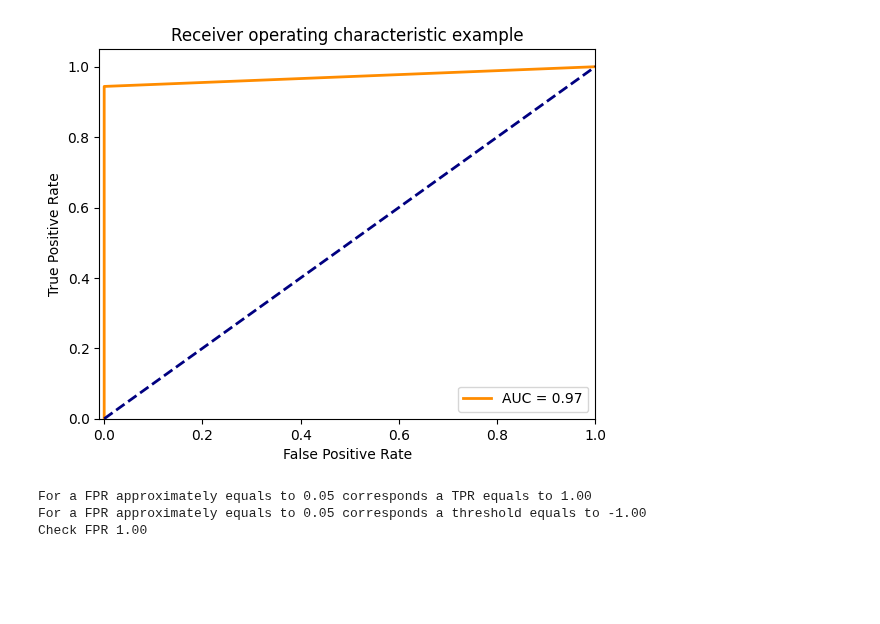
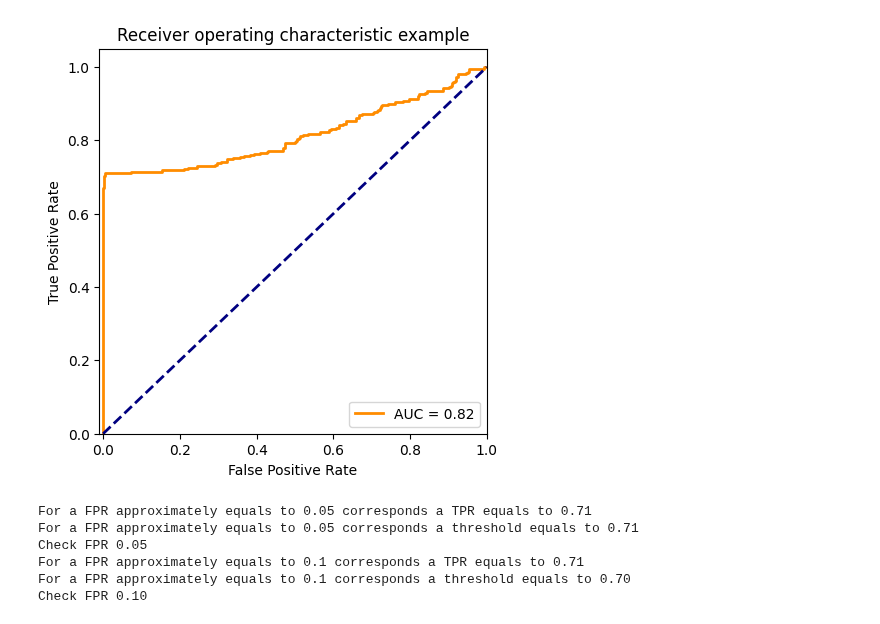
Before and after one commit to Bordi00/multimedia-data-security, a Jupyter notebook: ROC.ipynb, the cells around one changed output. Cells and saved outputs as stored; diff of their text form; code cells hidden in the pictures; blank space fills up the shorter version.

```diff
--- a/ROC.ipynb
+++ b/ROC.ipynb
@@ -105,11 +117,12 @@ def random_attack(img):
 
   return attacked
 # %%
-def create_perceptual_mask(subband):
-
-    mask = np.ones(subband.shape)
-    mask += compute_brightness_sensitivity(subband) * compute_edge_sensitivity(subband) * compute_texture_sensitivity(subband)
-
+def create_perceptual_mask(image):
+    sobel_x = cv2.Sobel(image, cv2.CV_64F, 1, 0, ksize=3)
+    sobel_y = cv2.Sobel(image, cv2.CV_64F, 0, 1, ksize=3)
+    edges = cv2.magnitude(sobel_x, sobel_y)
+    mask = cv2.normalize(edges, None, 0, 1, cv2.NORM_MINMAX)
+    mask = cv2.GaussianBlur(mask, (5, 5), 0)
     return mask
 
 def compute_brightness_sensitivity(subband):
@@ -252,43 +265,40 @@ def detect_wm(image, watermarked, alpha, max_layer=2, v='multiplicative'):
         extracted_wms.append(extract_watermark(LH2_or, LH2_w, 2, 0, alpha=alpha, v=v))
         extracted_wms.append(extract_watermark(HL2_or, HL2_w, 2, 2, alpha=alpha, v=v))
         extracted_wms.append(extract_watermark(HH2_or, HH2_w, 2, 1, alpha=alpha, v=v))
-        w_ex.append(sum(extracted_wms) / len(extracted_wms))
+        w_ex.append(sum(extracted_wms) / 3)
 
+    #extracted_wms = []
     if max_layer >= 1:
         extracted_wms.append(extract_watermark(LH1_or, LH1_w, 1, 0, alpha=alpha, v=v))
         extracted_wms.append(extract_watermark(HL1_or, HL1_w, 1, 2, alpha=alpha, v=v))
         extracted_wms.append(extract_watermark(HH1_or, HH1_w, 1, 1, alpha=alpha, v=v))
-        w_ex.append(sum(extracted_wms) / len(extracted_wms))
+        w_ex.append(sum(extracted_wms) / 3)
 
-
+    #extracted_wms = []
     extracted_wms.append(extract_watermark(LH0_or, LH0_w, 0, 0, alpha=alpha, v=v))
     extracted_wms.append(extract_watermark(HL0_or, HL0_w, 0, 2, alpha=alpha, v=v))
     extracted_wms.append(extract_watermark(HH0_or, HH0_w, 0, 1, alpha=alpha, v=v))
-    w_ex.append(sum(extracted_wms) / len(extracted_wms))
+    w_ex.append(sum(extracted_wms) / 3)
 
 
     return w_ex
-    # return sum(w_ex) / len(w_ex)
+    # return np.clip((sum(w_ex) / len(w_ex)), 0, 1)
 
 def detection(original, watermarked, attacked, alpha, max_layer):
     ex_mark = detect_wm(original, watermarked, alpha, max_layer=max_layer)
     ex_attacked = detect_wm(original, attacked, alpha, max_layer=max_layer)
-    thr = 0.7045
     sim = []
-
     for w in ex_attacked:
         sim.append(similarity(ex_mark[0], w))
 
-    max_sim = max(sim)
-    i = sim.index(max_sim)
-
-    return ex_attacked[i]
+    sim = max(sim)
+    return wpsnr(watermarked, attacked), sim
 # %%
 imgs = [cv2.imread(os.path.join('./sample_imgs', img), 0) for img in os.listdir('./sample_imgs')]
 mark = np.load('ammhackati.npy')
 wm_imgs = []
-alpha = 0.8
-max_layer = 1
+alpha = 2
+max_layer = 2
 mark_size = len(mark)
 labels = []
 scores = []
@@ -298,7 +308,7 @@ while sample<500:
   im = imgs[np.random.randint(0, 100)]
   watermarked = embedding(im, mark, alpha, max_layer)
   #fakemark is the watermark for H0
-  fakemark = np.random.randint(0, 1, mark_size)
+  fakemark = np.random.choice([0, 1], 1024)
   #random attack to watermarked image
   res_att = random_attack(watermarked)
   #extract attacked watermark
@@ -371,32 +366,40 @@ Score: -1.0
 # %%
 import numpy as np
 import matplotlib.pyplot as plt
 
 from sklearn.metrics import roc_curve, auc
 
 #compute ROC
 fpr, tpr, tau = roc_curve(np.asarray(labels), np.asarray(scores), drop_intermediate=False)
 #compute AUC
 roc_auc = auc(fpr, tpr)
 plt.figure()
 lw = 2
 
 plt.plot(fpr, tpr, color='darkorange',
          lw=lw, label='AUC = %0.2f' % roc_auc)
 plt.plot([0, 1], [0, 1], color='navy', lw=lw, linestyle='--')
 plt.xlim([-0.01, 1.0])
 plt.ylim([0.0, 1.05])
 plt.xlabel('False Positive Rate')
 plt.ylabel('True Positive Rate')
 plt.title('Receiver operating characteristic example')
 plt.legend(loc="lower right")
 plt.show()
 idx_tpr = np.where((fpr-0.05)==min(i for i in (fpr-0.05) if i > 0))
 print('For a FPR approximately equals to 0.05 corresponds a TPR equals to %0.2f' % tpr[idx_tpr[0][0]])
 print('For a FPR approximately equals to 0.05 corresponds a threshold equals to %0.2f' % tau[idx_tpr[0][0]])
 print('Check FPR %0.2f' % fpr[idx_tpr[0][0]])
+
+idx_tpr = np.where((fpr-0.1)==min(i for i in (fpr-0.1) if i > 0))
+print('For a FPR approximately equals to 0.1 corresponds a TPR equals to %0.2f' % tpr[idx_tpr[0][0]])
+print('For a FPR approximately equals to 0.1 corresponds a threshold equals to %0.2f' % tau[idx_tpr[0][0]])
+print('Check FPR %0.2f' % fpr[idx_tpr[0][0]])
 # %% [output]
-[figure, old version]
+[figure, new version]
-For a FPR approximately equals to 0.05 corresponds a TPR equals to 1.00
-For a FPR approximately equals to 0.05 corresponds a threshold equals to -1.00
-Check FPR 1.00
+For a FPR approximately equals to 0.05 corresponds a TPR equals to 0.71
+For a FPR approximately equals to 0.05 corresponds a threshold equals to 0.71
+Check FPR 0.05
+For a FPR approximately equals to 0.1 corresponds a TPR equals to 0.71
+For a FPR approximately equals to 0.1 corresponds a threshold equals to 0.70
+Check FPR 0.10
```
Also changed, not shown: parts of 6 cells of this notebook, 3 other files.
